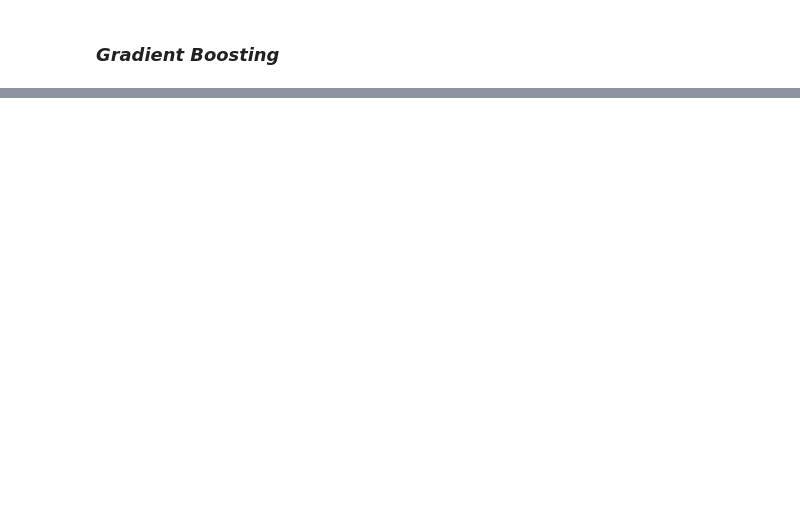
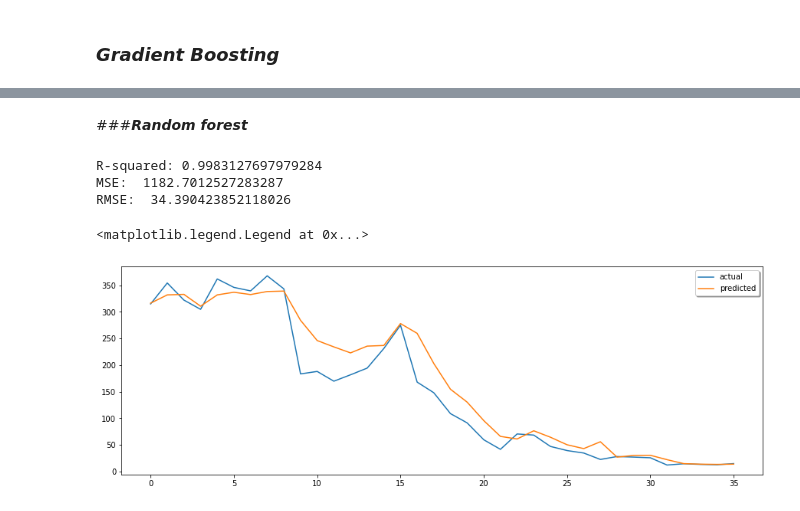
Before and after one commit to shubhro-jyoti/Yes-bank-stock-closing-price-prediction., a Jupyter notebook: Yes_bank_stock_closing_price_prediction.ipynb, the cells around one changed output, grey strips where cells are left out. Drawn from its saved outputs; the diff is of its cells as text; code cells hidden in the pictures; blank space fills up the shorter version.

```diff
--- a/Yes_bank_stock_closing_price_prediction.ipynb
+++ b/Yes_bank_stock_closing_price_prediction.ipynb
@@ -393,0 +370,30 @@ print(mean_absolute_error(y_test , pred_y_test ))
+# %% [markdown]
+###***Random forest***
+# %%
+from sklearn.ensemble import RandomForestRegressor
+ # create regressor object
+regressor = RandomForestRegressor(n_estimators = 200, random_state = 0)
+
+# fit the regressor with training data
+regressor.fit(x_train, y_train)
+
+score = regressor.score(x_train, y_train)
+print("R-squared:", score)
+
+y_predict = regressor.predict(x_test)
+
+mse = mean_squared_error(y_test, y_predict)
+print("MSE: ", mse)
+print("RMSE: ", mse**(1/2.0))
+
+plt.figure(figsize=(15,5))
+x_ax = range(len(y_test))
+plt.plot(x_ax, y_test, label="actual")
+plt.plot(x_ax, y_predict, label="predicted")
+plt.legend(loc='best',fancybox=True, shadow=True)
+# %% [output]
+R-squared: 0.9983127697979284
+MSE:  1182.7012527283287
+RMSE:  34.390423852118026
+<matplotlib.legend.Legend at 0x...>
+[figure, added]
```
Also changed, not shown: parts of 12 cells of this notebook.
